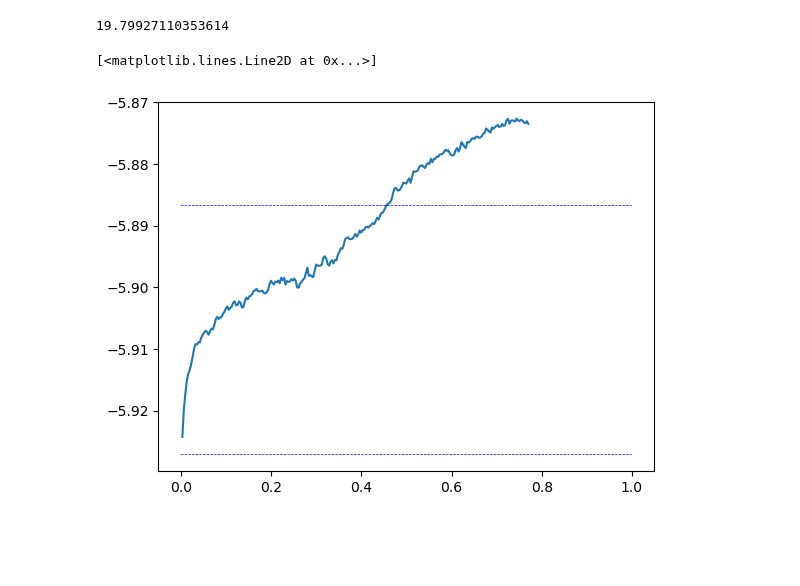
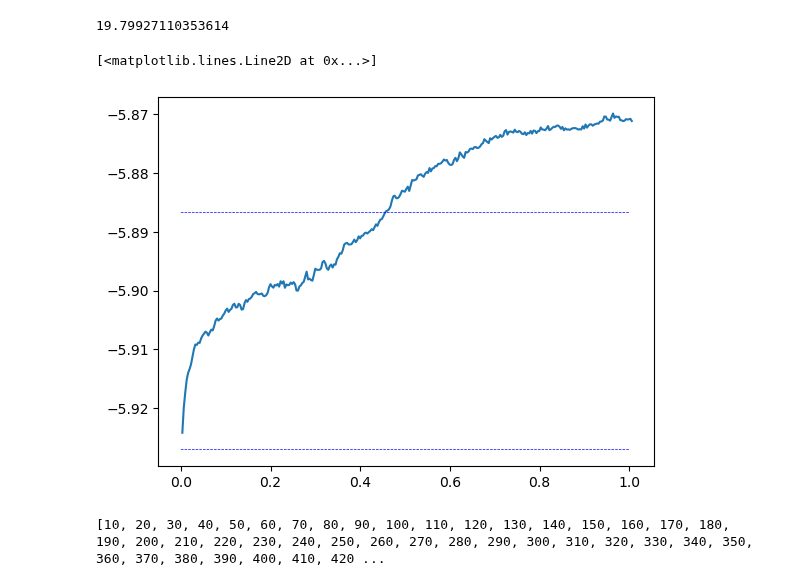
Before and after one commit to HE-RU10/ga2o3, a Jupyter notebook: overlapping_pe.ipynb, the cells around one changed output. Cells and saved outputs as stored; diff of their text form; code cells hidden in the pictures; blank space fills up the shorter version.

```diff
--- a/overlapping_pe.ipynb
+++ b/overlapping_pe.ipynb
@@ -142,35 +142,49 @@ TDEga2o3
 path='/Users/ruhe/Desktop/ga2o3/overlapping/overlapping_anneal/1000K_100ps/log_files/anneal_log'
 
 os.chdir(path)
-pka=[i for i in range(10,2400,10) ]
+pka=[i for i in range(10,3130,10) ]
+# Create a new list without '2980', as disc limit the 2980 anneal cannot finish
+pka = [i for i in pka if i != 2980]
 pe=[]
-for i in range(10,2400,10):
+for i in pka:
     fout=str(i)+'.log'
 
     log= pd.read_csv(fout, sep=' ',header=None)
     log.columns=['step', 'dt', 'press', 'pxx', 'pyy', 'pzz', 'lx', 'ly', 'lz', 'temp', 'v_avol', 'v_ake', 'v_ape']
+    pe_stable=list(log['v_ape'])[-1]
     pe.append(list(log['v_ape'])[-1])
+    #if pe_stable>-5.86:
+        #print(i,pe_stable)
 
 PE=pd.DataFrame()
 PE['PKA']=pka
 PE['pe']=np.array(pe)
 dpa=np.zeros(len(PE['PKA']))
 for i in range(len(PE['PKA'])):
     dpa[i]=DPA(1500,PE['PKA'][i],193.294,81920,TDEga2o3)
 PE['DPA']=dpa
 PE.to_csv('pe')
 PE.drop(PE.index[85], inplace=True)
 
 
 
 plt.plot(PE['DPA'],PE['pe'])
 beta=[-485546.0543 /81920 for i in range(2400)]
 gamma=[-1220670.514 /207360 for i in range(2400)]
 #gamma=[-5.88761304 for i in range(2400) ]
 
 
 plt.plot([i/2400 for i in range(2400)],gamma,'--',linewidth=0.5,color='blue')
 plt.plot([i/2400 for i in range(2400)],beta,'--',linewidth=0.5,color='blue')
 # %% [output]
 [<matplotlib.lines.Line2D at 0x...>]
-[figure, old version]
+[figure, new version]
+# %%
+pka = [i for i in range(10, 3130, 10)]
+
+
+del pka[297]  # Deleting the 20th element (index 19)
+
+print(pka)
+# %% [output]
+[10, 20, 30, 40, 50, 60, 70, 80, 90, 100, 110, 120, 130, 140, 150, 160, 170, 180, 190, 200, 210, 220, 230, 240, 250, 260, 270, 280, 290, 300, 310, 320, 330, 340, 350, 360, 370, 380, 390, 400, 410, 420 ...
```
Also changed, not shown: 3 other files.
